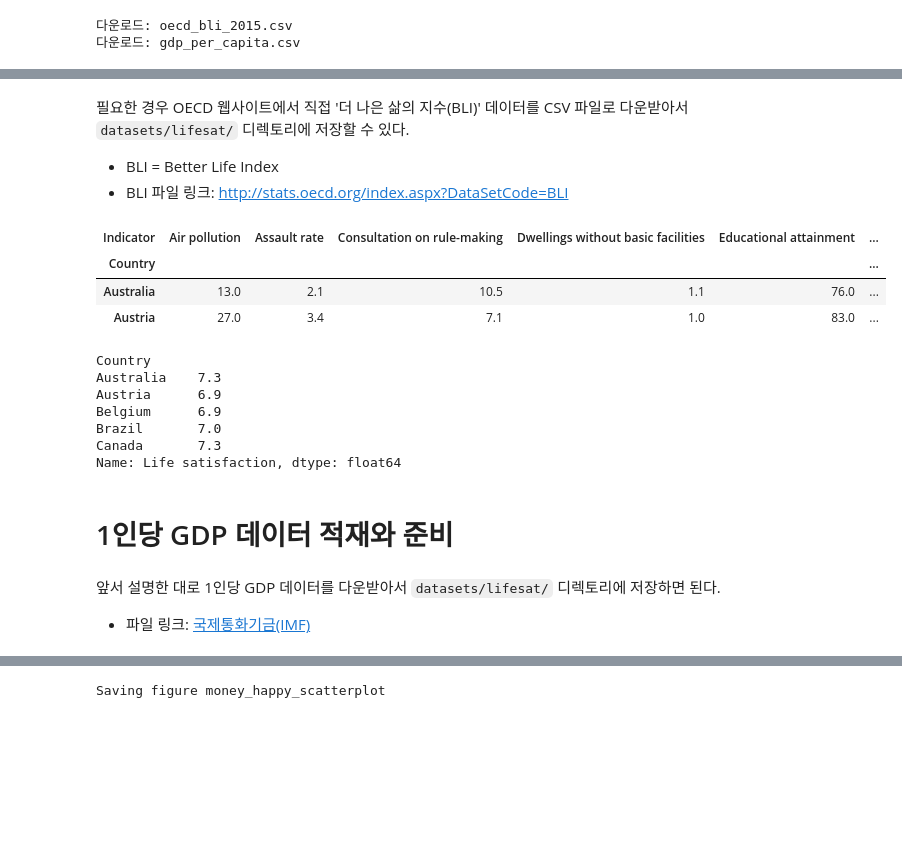
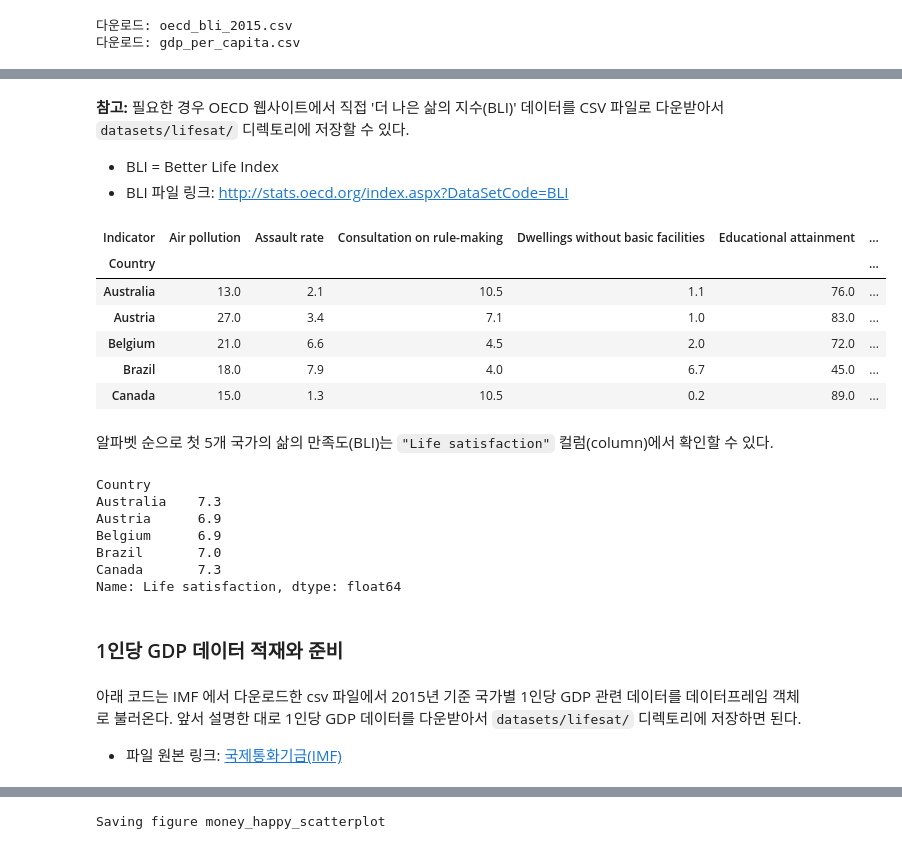
Before and after one commit to codingalzi/handson-ml2, a Jupyter notebook: notebooks/handson-ml-01.ipynb, the cells around one changed output, grey strips where cells are left out. Cells and saved outputs as stored; diff of their text form; code cells hidden in the pictures; blank space fills up the shorter version.

```diff
--- a/notebooks/handson-ml-01.ipynb
+++ b/notebooks/handson-ml-01.ipynb
@@ -189,4 +116,5 @@ np.random.seed(42)
 # %% [markdown]
+__참고:__
 필요한 경우 OECD 웹사이트에서 직접 '더 나은 삶의 지수(BLI)' 데이터를 CSV 파일로 다운받아서 `datasets/lifesat/` 디렉토리에 저장할 수 있다.
 
 * BLI = Better Life Index
@@ -194,13 +122,20 @@ np.random.seed(42)
 # %%
 oecd_bli = pd.read_csv(datapath + "oecd_bli_2015.csv", thousands=',')
 oecd_bli = oecd_bli[oecd_bli["INEQUALITY"]=="TOT"]
 oecd_bli = oecd_bli.pivot(index="Country", columns="Indicator", values="Value")
-oecd_bli.head(2)
+
+# 알파벳 순으로 첫 5개 국가 데이터 보여주기
+oecd_bli.head()
 # %% [output]
 | Indicator | Air pollution | Assault rate | Consultation on rule-making | Dwellings without basic facilities | Educational attainment | ... |
 | Country |  |  |  |  |  | ... |
 | Australia | 13.0 | 2.1 | 10.5 | 1.1 | 76.0 | ... |
 | Austria | 27.0 | 3.4 | 7.1 | 1.0 | 83.0 | ... |
+| Belgium | 21.0 | 6.6 | 4.5 | 2.0 | 72.0 | ... |
+| Brazil | 18.0 | 7.9 | 4.0 | 6.7 | 45.0 | ... |
+| Canada | 15.0 | 1.3 | 10.5 | 0.2 | 89.0 | ... |
+# %% [markdown]
+알파벳 순으로 첫 5개 국가의 삶의 만족도(BLI)는 `"Life satisfaction"` 컬럼(column)에서 확인할 수 있다.
 # %%
 oecd_bli["Life satisfaction"].head()
 # %% [output]
@@ -212,11 +147,12 @@ Brazil       7.0
 Canada       7.3
 Name: Life satisfaction, dtype: float64
 # %% [markdown]
-# 1인당 GDP 데이터 적재와 준비
+### 1인당 GDP 데이터 적재와 준비
 # %% [markdown]
+아래 코드는 IMF 에서 다운로드한 csv 파일에서 2015년 기준 국가별 1인당 GDP 관련 데이터를 데이터프레임 객체로 불러온다.
 앞서 설명한 대로 1인당 GDP 데이터를 다운받아서 `datasets/lifesat/` 디렉토리에 저장하면 된다.
 
-* 파일 링크: [국제통화기금(IMF)](http://goo.gl/j1MSKe)
+* 파일 원본 링크: [국제통화기금(IMF)](http://goo.gl/j1MSKe)
 # %%
 gdp_per_capita = pd.read_csv(datapath+"gdp_per_capita.csv", thousands=',', delimiter='\t',
                              encoding='latin1', na_values="n/a")
```
Also changed, not shown: parts of 113 cells of this notebook, 2 other files.
